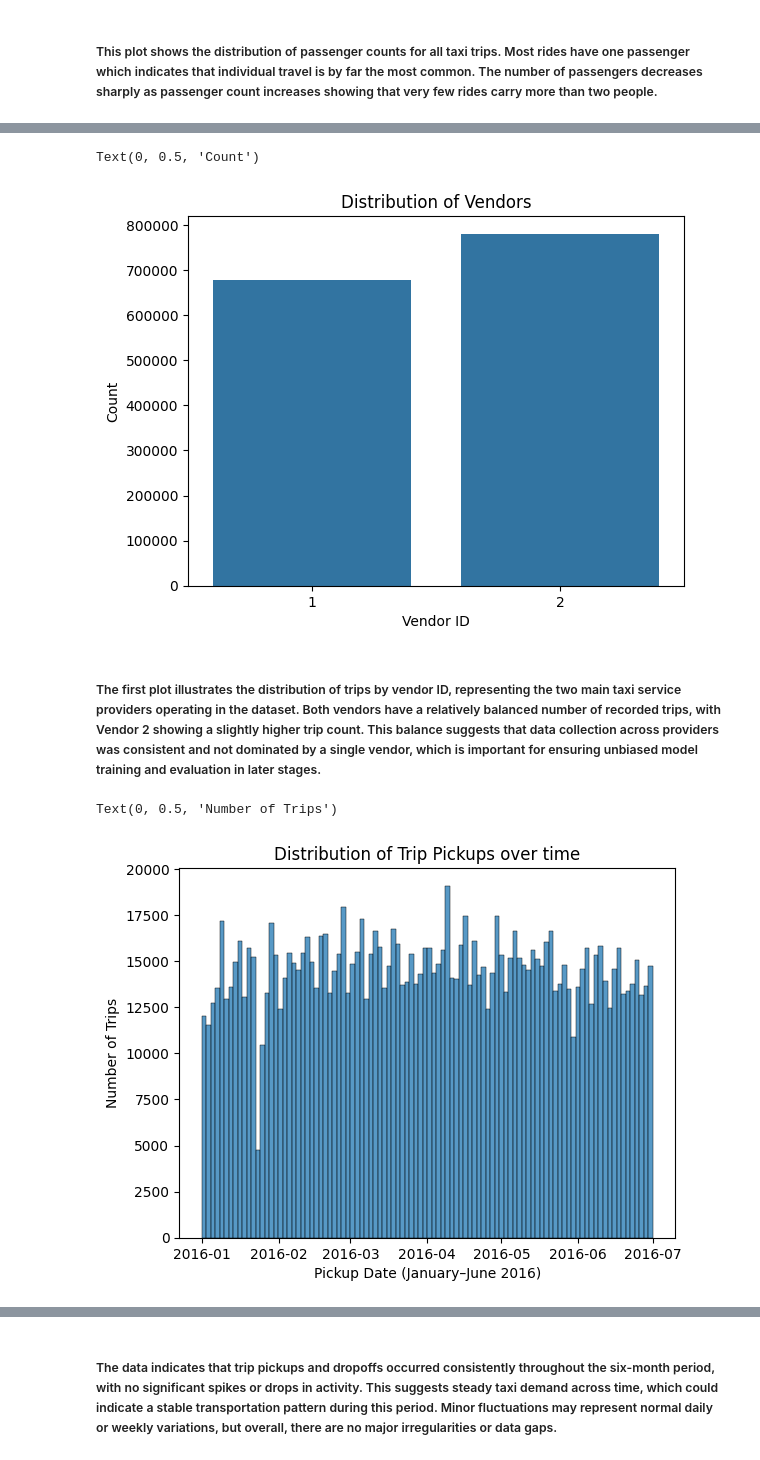
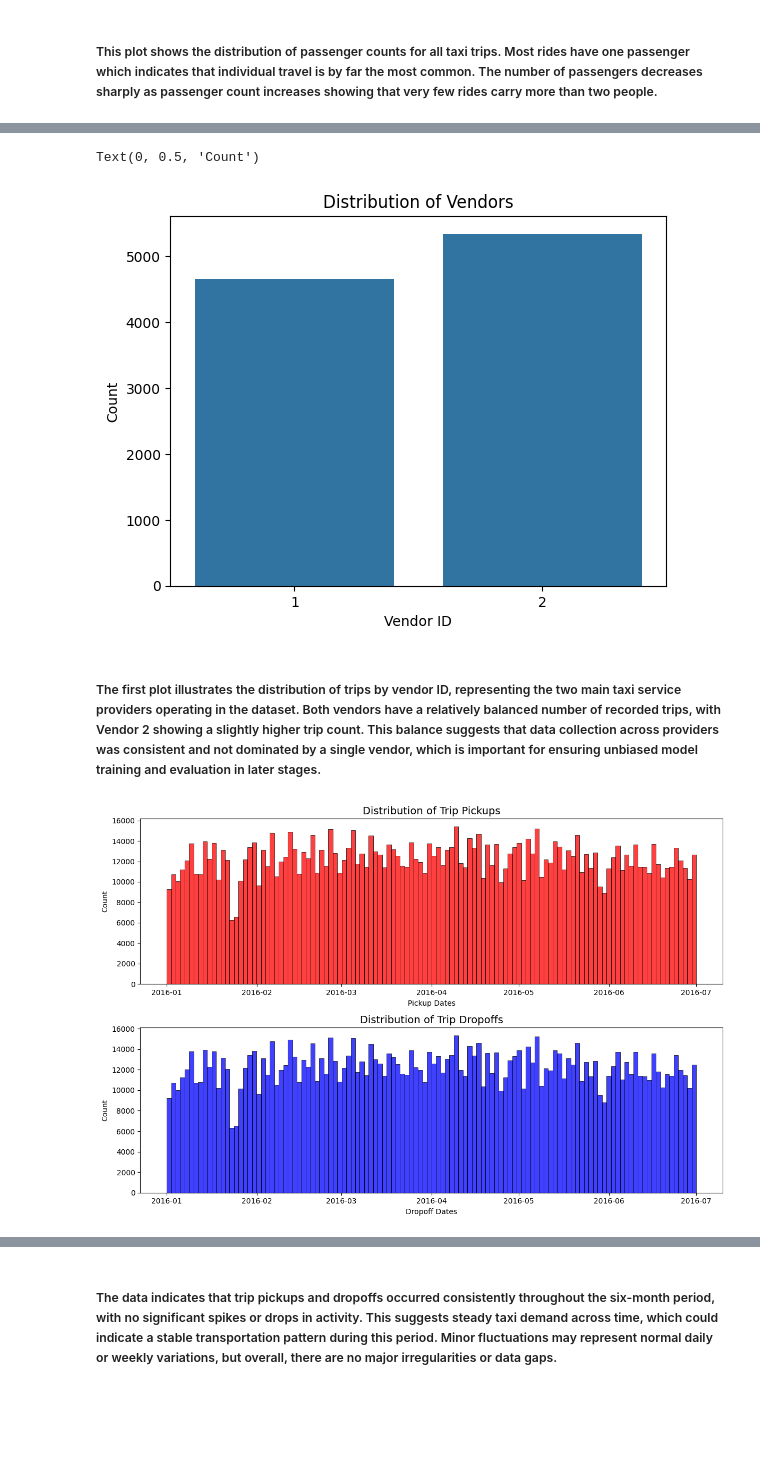
Before and after one commit to charralbert/Taxi_Trip_Duration, a Jupyter notebook: project_deliverable1_Group33.ipynb, the cells around one changed output, grey strips where cells are left out. Drawn from its saved outputs; the diff is of its cells as text; code cells hidden in the pictures; blank space fills up the shorter version.

```diff
--- a/project_deliverable1_Group33.ipynb
+++ b/project_deliverable1_Group33.ipynb
@@ -143,8 +223,11 @@ Text(0, 0.5, 'Count')
 ##### This plot shows the distribution of passenger counts for all taxi trips. Most rides have one passenger which indicates that individual travel is by far the most common. The number of passengers decreases sharply as passenger count increases showing that very few rides carry more than two people.
 # %%
 #plot of trip duration
-sns.histplot(df['trip_duration'], kde=False, bins=20)
-plt.title('Distribution of Trip Duration')
-plt.xlabel('Hours')
+# Convert trip duration from seconds to minutes
+df['trip_duration_min'] = df['trip_duration'] / 60
+sns.histplot(df['trip_duration_min'], bins=50, kde=False)
+plt.title('Distribution of Trip Duration (in minutes)')
+plt.xlabel('Minutes')
 plt.ylabel('Count')
+plt.show()
 # %% [output]
@@ -155,20 +237,31 @@ Text(0, 0.5, 'Count')
 # %%
 #trips taken by individual vendors
-sns.countplot(x='vendor_id',data=df)
+sns.countplot(x='vendor_id',data=sample_df)
 plt.title('Distribution of Vendors')
 plt.xlabel('Vendor ID')
 plt.ylabel('Count')
 # %% [output]
 Text(0, 0.5, 'Count')
-[figure, old version]
+[figure, new version]
 # %% [markdown]
 ##### The first plot illustrates the distribution of trips by vendor ID, representing the two main taxi service providers operating in the dataset. Both vendors have a relatively balanced number of recorded trips, with Vendor 2 showing a slightly higher trip count. This balance suggests that data collection across providers was consistent and not dominated by a single vendor, which is important for ensuring unbiased model training and evaluation in later stages.
 # %%
 #plot pickup date and time
-sns.histplot(df['pickup_datetime'], bins=100)
-plt.title('Distribution of Trip Pickups over time')
-plt.xlabel('Pickup Date (January–June 2016)')
-plt.ylabel('Number of Trips')
+sample_df = df.sample(10000) if len(df) > 10000 else df
+
+fig, axes = plt.subplots(2, 1, figsize=(12, 8))
+
+sns.histplot(x='pickup_datetime', data=df, ax=axes[0], color= 'red')
+axes[0].set_title('Distribution of Trip Pickups', fontsize=14)
+axes[0].set_xlabel('Pickup Dates')
+axes[0].set_ylabel('Count')
+
+
+sns.histplot(x='dropoff_datetime', data=df, ax=axes[1], color = 'blue')
+axes[1].set_title('Distribution of Trip Dropoffs', fontsize=14)
+axes[1].set_xlabel('Dropoff Dates')
+axes[1].set_ylabel('Count')
+
+plt.tight_layout()
 # %% [output]
-Text(0, 0.5, 'Number of Trips')
-[figure, old version]
+[figure, new version]
```
Also changed, not shown: parts of 35 cells of this notebook.
